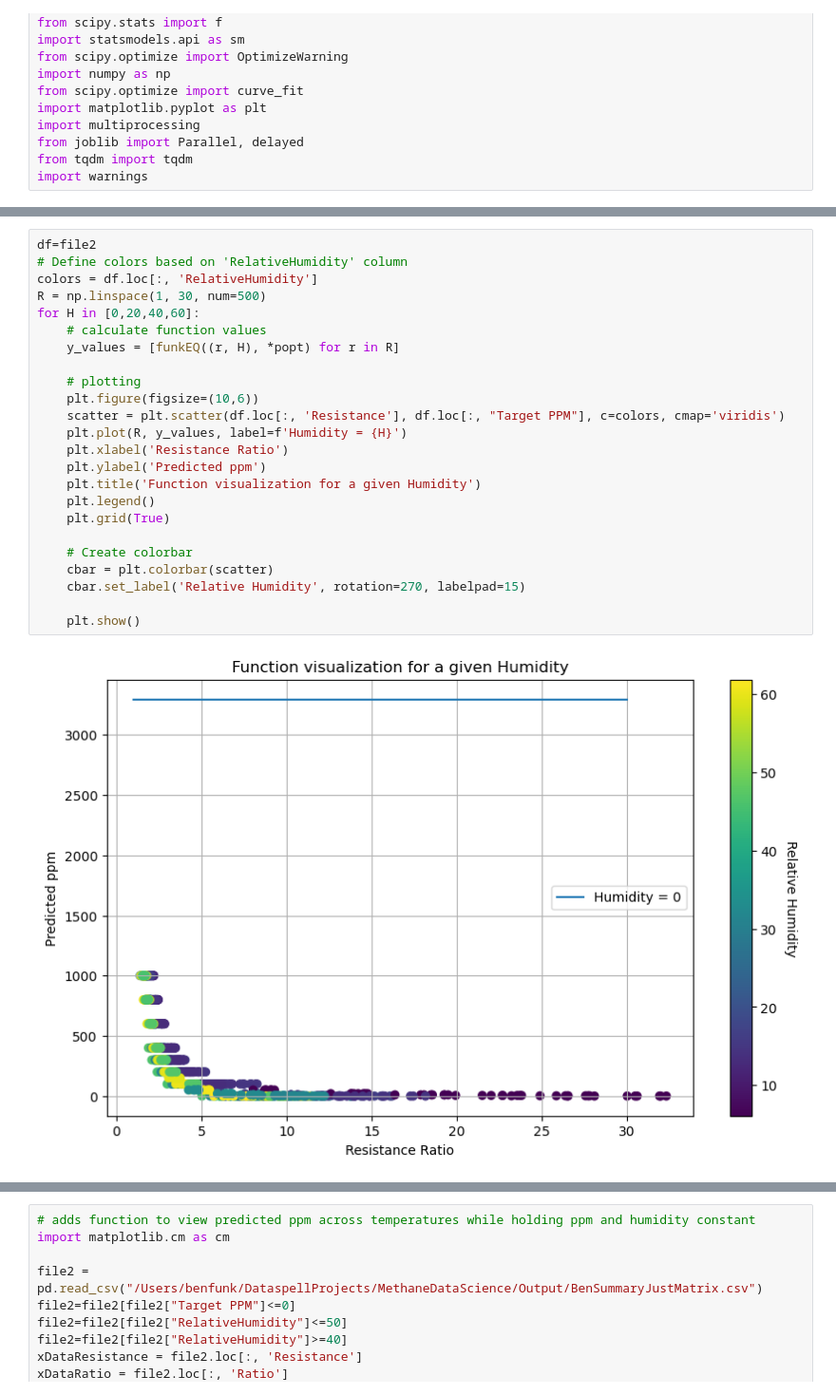
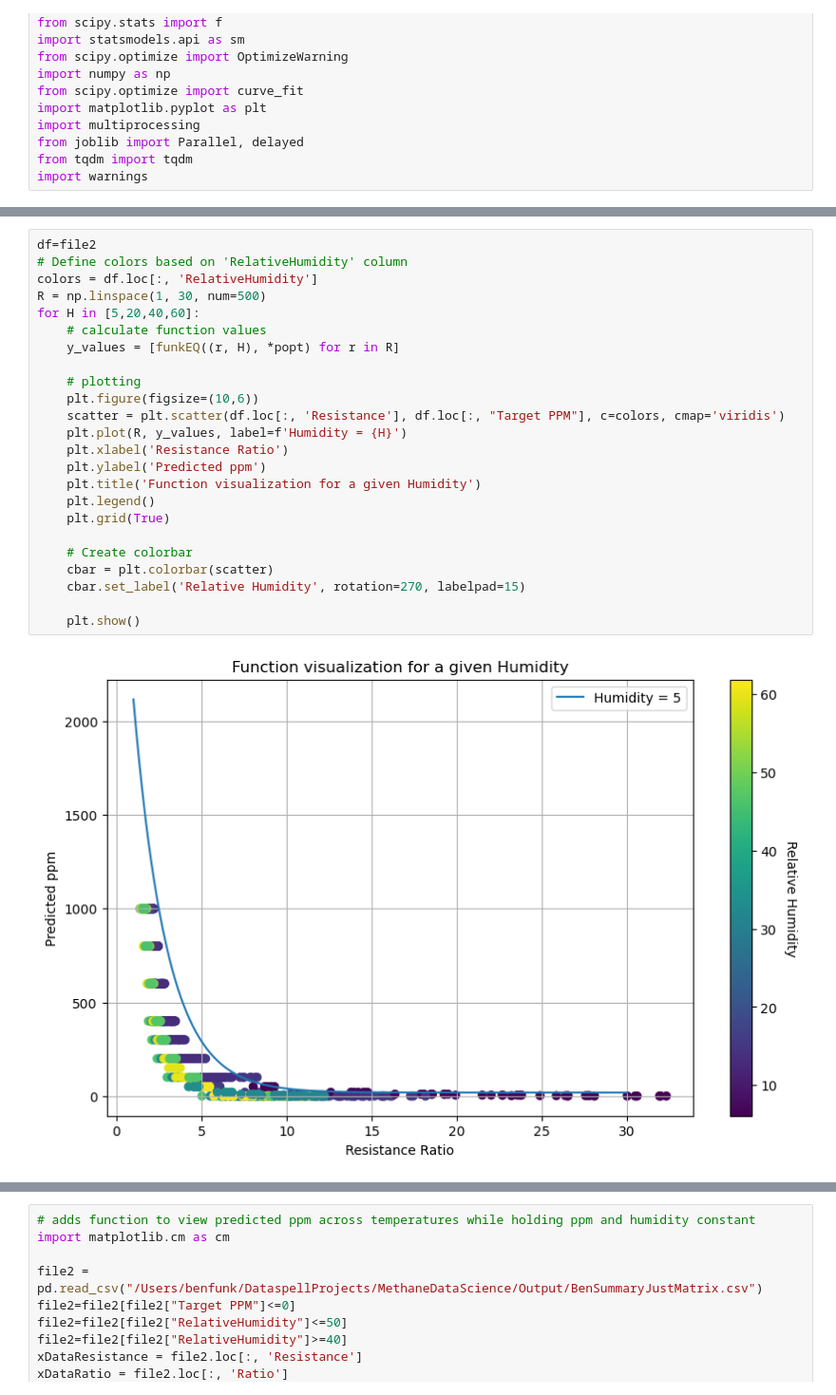
Before and after one commit to Coopsims/MethaneDataScience, a Jupyter notebook: Ben's Analysis/Equation Generation.ipynb, the cells around one changed output, grey strips where cells are left out. Shown at 95% size. Drawn from its saved outputs; the diff is of its cells as text.

```diff
--- a/Ben's Analysis/Equation Generation.ipynb
+++ b/Ben's Analysis/Equation Generation.ipynb
@@ -363,29 +393,29 @@ p-value: 0.0
 # %%
 df=file2
 # Define colors based on 'RelativeHumidity' column
 colors = df.loc[:, 'RelativeHumidity']
 R = np.linspace(1, 30, num=500)
-for H in [0,20,40,60]:
+for H in [5,20,40,60]:
     # calculate function values
     y_values = [funkEQ((r, H), *popt) for r in R]
 
     # plotting
     plt.figure(figsize=(10,6))
     scatter = plt.scatter(df.loc[:, 'Resistance'], df.loc[:, "Target PPM"], c=colors, cmap='viridis')
     plt.plot(R, y_values, label=f'Humidity = {H}')
     plt.xlabel('Resistance Ratio')
     plt.ylabel('Predicted ppm')
     plt.title('Function visualization for a given Humidity')
     plt.legend()
     plt.grid(True)
 
     # Create colorbar
     cbar = plt.colorbar(scatter)
     cbar.set_label('Relative Humidity', rotation=270, labelpad=15)
 
     plt.show()
 # %% [output]
-[figure, old version]
+[figure, new version]
 [figure]
 [figure]
 [figure]
```
Also changed, not shown: parts of 10 cells of this notebook.
